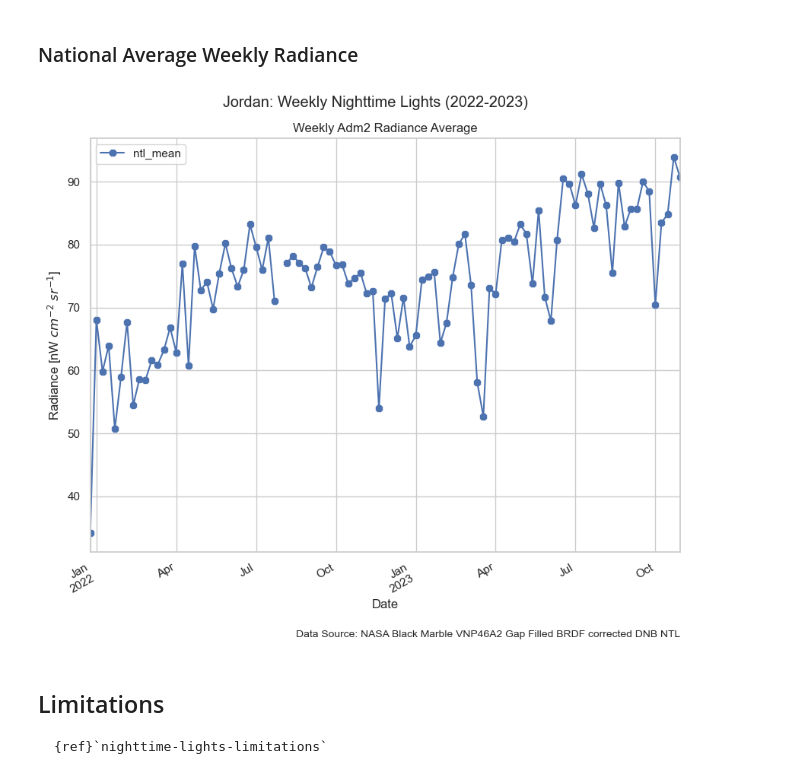
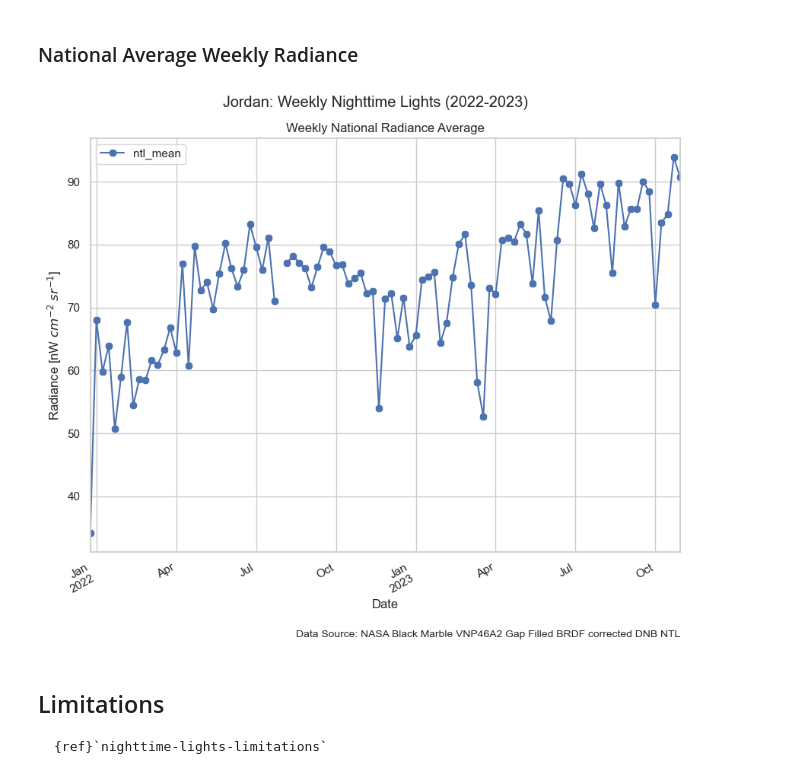
Before and after one commit to datapartnership/gaza-israel-conflict-impact-analysis, a Jupyter notebook: _sources/notebooks/nighttime-lights/nighttime-lights-in-jordan.ipynb, the cells around one changed output. Cells and saved outputs as stored; diff of their text form; code cells hidden in the pictures.

```diff
--- a/_sources/notebooks/nighttime-lights/nighttime-lights-in-jordan.ipynb
+++ b/_sources/notebooks/nighttime-lights/nighttime-lights-in-jordan.ipynb
@@ -143,7 +143,7 @@ p = figure(
 )
 p.add_layout(
     Title(
-        text=f"Weekly Adm2 Radiance",
+        text=f"Weekly Adm2 Radiance Average",
         text_font_size="12pt",
         text_font_style="italic",
     ),
@@ -210,26 +210,26 @@ JO_0 = JO_1.mean(axis="columns").to_frame(VAR)
 # %%
 fig, ax = plt.subplots(figsize=(10, 8))
 fig.suptitle(f"Jordan: Weekly Nighttime Lights (2022-2023)", y=0.95)
 
 JO_0.plot(ax=ax, marker="8")
-ax.set_title("Weekly Adm2 Radiance Average")
+ax.set_title("Weekly National Radiance Average")
 ax.set_xlabel("Date")
 ax.set_ylabel(r"Radiance [nW $cm^{-2}$ $sr^{-1}$]")
 ax.ticklabel_format(style="plain", axis="y")
 
 ax.annotate(
     "Data Source: NASA Black Marble VNP46A2 Gap Filled BRDF corrected DNB NTL",
     xy=(1.0, -0.2),
     xycoords="axes fraction",
     ha="right",
     va="center",
     fontsize=10,
 )
 
 sns.set_context("notebook", font_scale=1.25, rc={"lines.linewidth": 2.5})
 fig.autofmt_xdate()
 # %% [output]
-[figure, old version]
+[figure, new version]
 # %%
 fig.tight_layout()
 fig.savefig("jor_mean_weekly_radiance.png", dpi=300)
```
Also changed, not shown: 3 other files.
